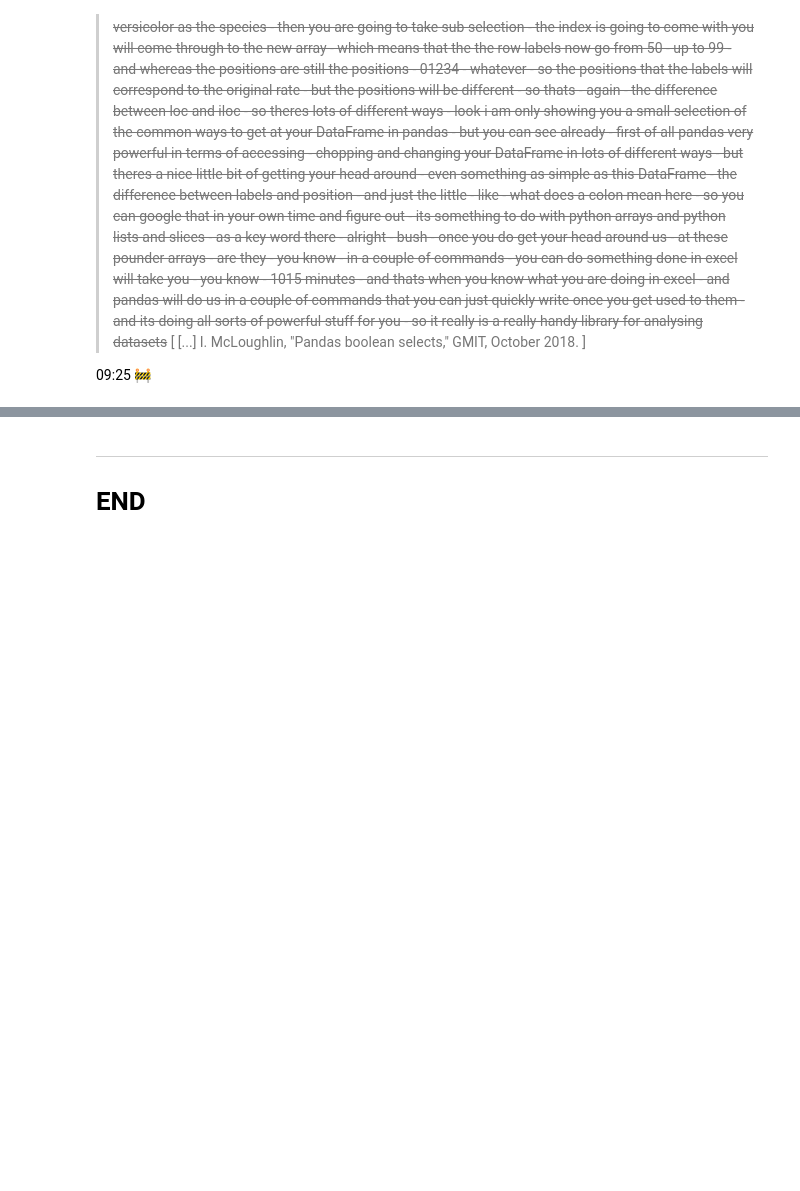
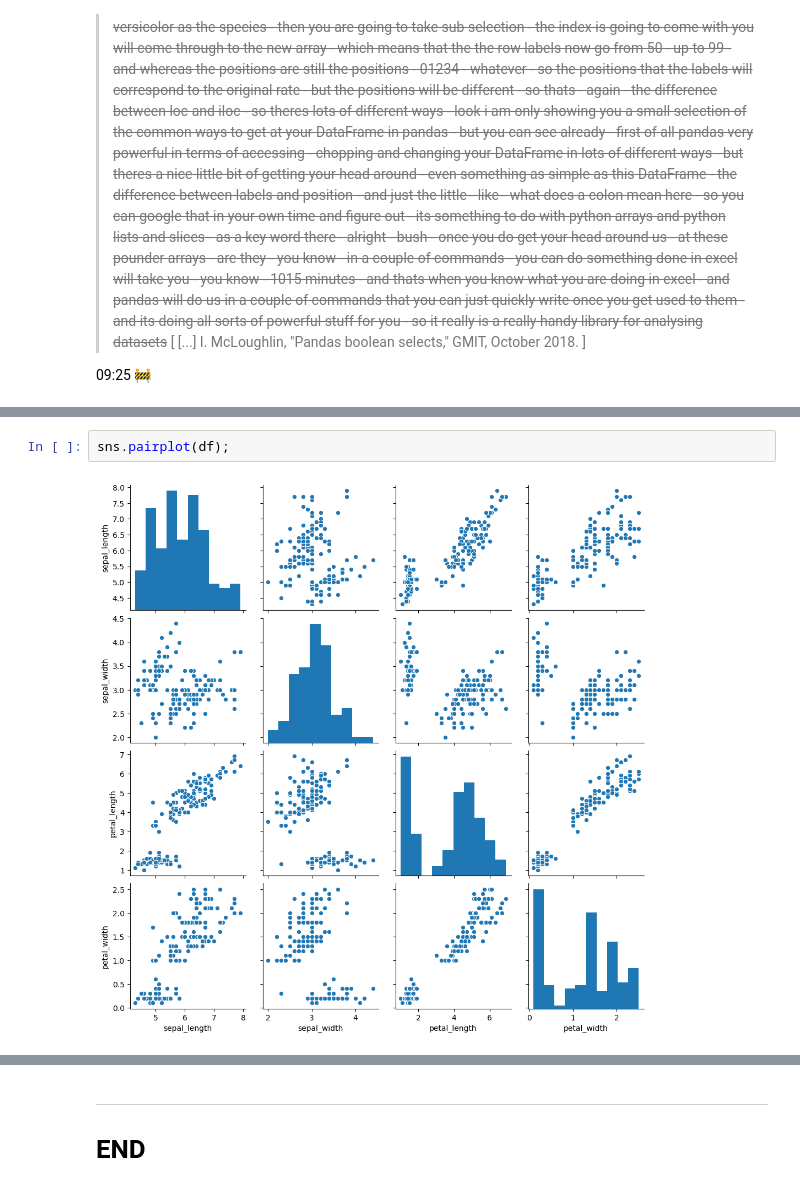
Before and after one commit to E6985/pda-pandas-iris, a Jupyter notebook: panda-iris-dataset.ipynb, the cells around one changed output, grey strips where cells are left out. Saved outputs shown, nothing was run; the diff lists cells and outputs as text; blank space fills up the shorter version.

```diff
--- a/panda-iris-dataset.ipynb
+++ b/panda-iris-dataset.ipynb
@@ -592,0 +740,4 @@ Name: 51, dtype: object
+# %%
+sns.pairplot(df);
+# %% [output]
+[figure, added]
```
Also changed, not shown: parts of 21 cells of this notebook, 7 other files.
